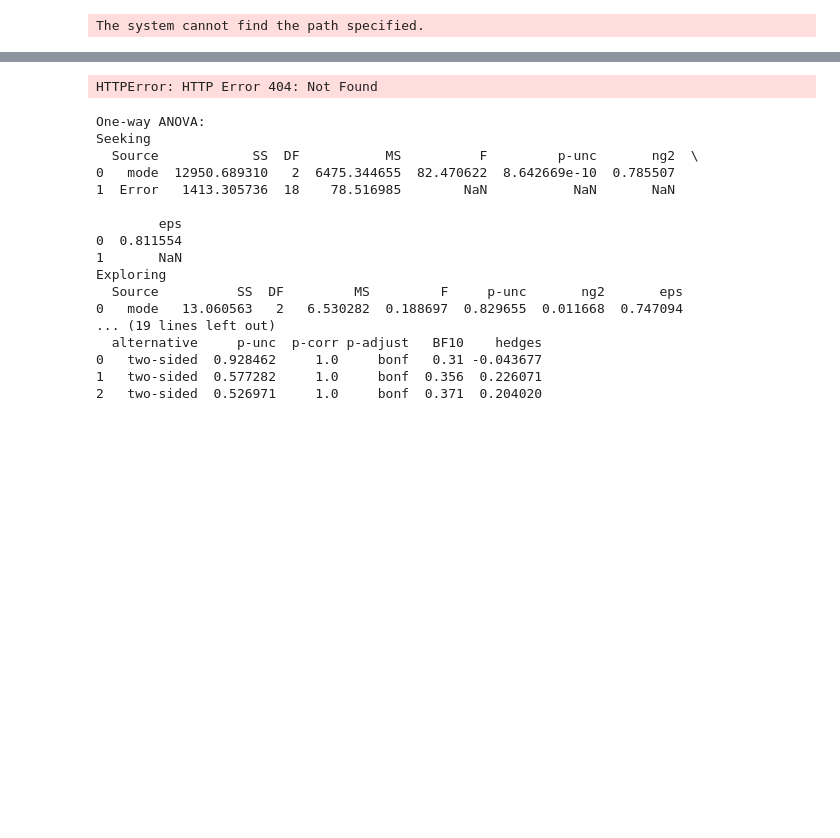
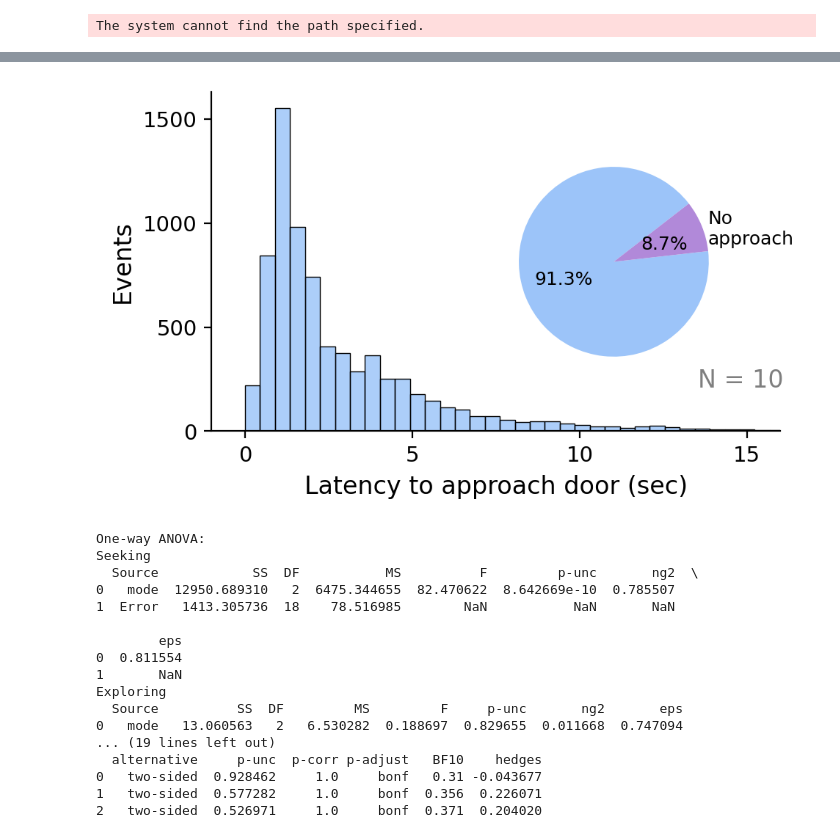
Before and after one commit to yiruchen4/Chen2026, a Jupyter notebook: Code/ChenFigure2.ipynb, the cells around one changed output, grey strips where cells are left out. Cells and saved outputs as stored; diff of their text form; code cells hidden in the pictures; blank space fills up the shorter version.

```diff
--- a/Code/ChenFigure2.ipynb
+++ b/Code/ChenFigure2.ipynb
@@ -41,78 +41,12 @@ Image(url='https://github.com/yiruchen4/Chen2026/blob/main/Images/Figure%202A.pn
 # %% [output]
 [interactive output not drawn]
 # %%
-# @title Figure 1B
+# @title Figure 2B
 event_social = pd.read_csv(r"https://raw.githubusercontent.com/yiruchen4/Chen2026/main/Data/data_Figure2b.csv")
-# # Define categories based on approachtime2
-# conditions = [
-#     (event_social['approachtime2'] < 4),
-#     (event_social['approachtime2'] >= 4) & (event_social['approachtime2'] <= 12),
-#     (event_social['approachtime2'] > 12)
-# ]
-# labels = ['Seeking', 'Exploring', 'No approaching']
-# colors = ['#5A9EF599', '#9966CC99', '#b189d9']
 
-# event_social['approach_category'] = np.select(conditions, labels, default='No approaching')
+labels = ['Seeking', 'No approaching']
+colors = ['#5A9EF599', '#b189d9']
 
-# # Count and percentage
-# approach_counts = event_social['approach_category'].value_counts()
-# approach_percent = approach_counts / approach_counts.sum() * 100
-
-# fig= plt.figure(figsize= (5,3), dpi=300)
-# partial = event_social.query('approachtime2<12.1')
-# ax = sns.histplot(
-#     data=partial,
-#     x='approachtime2',
-#     hue='approach_category',
-#     bins=50,
-#     stat='count',
-#     multiple='stack',
-#     palette={'Seeking': '#5A9EF599', 'Exploring': '#9966CC99', 'No approaching': '#b189d9'},
-#     alpha=0.5
-# )
-# ax.legend([],[], frameon=False)
-# sns.despine()
-# ax.yaxis.set_major_locator(MaxNLocator(4))
-# ax.text(0.93, 0.12,f"N = {len(partial['device_number'].unique())}",fontsize = 12, alpha=0.5, va='center',ha='center', transform=ax.transAxes)
-# plt.axvline(x = 3.95, linestyle = "--", color = 'grey')
-# plt.text(-.25, 1015, "Seeking", horizontalalignment='center', color='#5A9EF5', fontsize = 12)
-# plt.text(8.25, 1015, "Exploring", horizontalalignment='center', color='#9966CC', alpha = 0.8, fontsize=12)#E6A624
-# plt.ylabel('Events', fontsize = 12)
-# plt.yticks(fontsize = 10.5)
-# plt.xticks(fontsize = 10.5)
-# plt.ylim(0, 1100)
-# plt.xlabel('Approach latency relative to door opening (s)', fontsize = 12)
-
-# # Plot updated pie chart in inset
-# inset_ax = inset_axes(ax, width="55%", height="50%", loc='center right')
-# # Prepare values and color mapping
-# values = [approach_counts[label] for label in labels]
-# colors_map = dict(zip(labels, colors))
-# total = sum(values)
-
-# # Plot pie chart without autopct or labels
-# wedges, texts = inset_ax.pie(
-#     values,
-#     colors=[colors_map[label] for label in labels],
-#     labels=[""] * len(labels),
-#     startangle=37.8,
-#     radius=1.4,  # Increase this to make the pie larger
-#     textprops={'fontsize': 9, 'ha': 'center', 'va': 'center'}
-# )
-
-# # Add percent text for all segments, and external label only for "No approaching"
-# for i, (wedge, value, label) in enumerate(zip(wedges, values, labels)):
-#     angle = (wedge.theta2 + wedge.theta1) / 2.
-#     x = np.cos(np.deg2rad(angle))
-#     y = np.sin(np.deg2rad(angle))
-
-#     # Add percent inside the pie
-#     pct = value / total * 100
-#     inset_ax.text(x * 0.8, y * 0.7, f"{pct:.1f}%", ha='center', va='center', fontsize=9)
-
-#     # For "No approaching", also add wrapped label outside
-#     if label == "No approaching":
-#         inset_ax.text(x * 1.5, y * 1.3, "No\napproach", ha='left', va='center', fontsize=9)
 approach_counts = event_social['approach_category'].value_counts()
 approach_percent = approach_counts / approach_counts.sum() * 100
 
@@ -159,32 +93,32 @@ plt.xlabel('Latency to approach door (sec)', fontsize = 12)
 inset_ax = inset_axes(ax, width="55%", height="50%", loc='center right')
 # Prepare values and color mapping
 values = [approach_counts[label] for label in labels]
 colors_map = dict(zip(labels, colors))
 total = sum(values)
 
 # Plot pie chart without autopct or labels
 wedges, texts = inset_ax.pie(
     values,
     colors=[colors_map[label] for label in labels],
     labels=[""] * len(labels),
     startangle=37.8,
     radius=1.4,  # Increase this to make the pie larger
     textprops={'fontsize': 9, 'ha': 'center', 'va': 'center'}
 )
 
 # Add percent text for all segments, and external label only for "No approaching"
 for i, (wedge, value, label) in enumerate(zip(wedges, values, labels)):
     angle = (wedge.theta2 + wedge.theta1) / 2.
     x = np.cos(np.deg2rad(angle))
     y = np.sin(np.deg2rad(angle))
 
     # Add percent inside the pie
     pct = value / total * 100
     inset_ax.text(x * 0.8, y * 0.7, f"{pct:.1f}%", ha='center', va='center', fontsize=9)
 
     # For "No approaching", also add wrapped label outside
     if label == "No approaching":
         inset_ax.text(x * 1.5, y * 1.3, "No\napproach", ha='left', va='center', fontsize=9)
 # %% [output]
-HTTPError: HTTP Error 404: Not Found
+[figure, added]
 # %%
```
Also changed, not shown: parts of 1 cell of this notebook.
